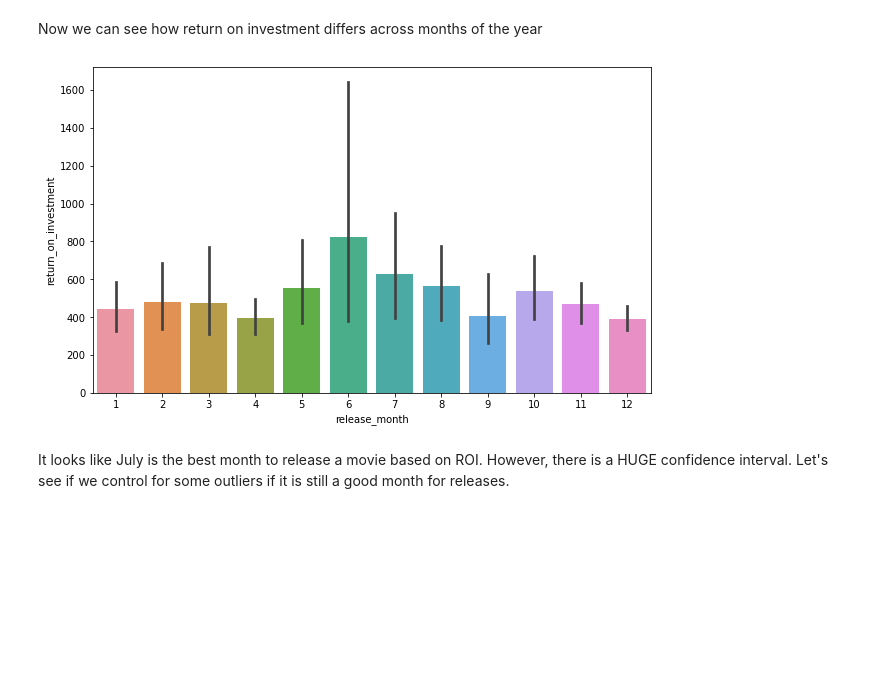
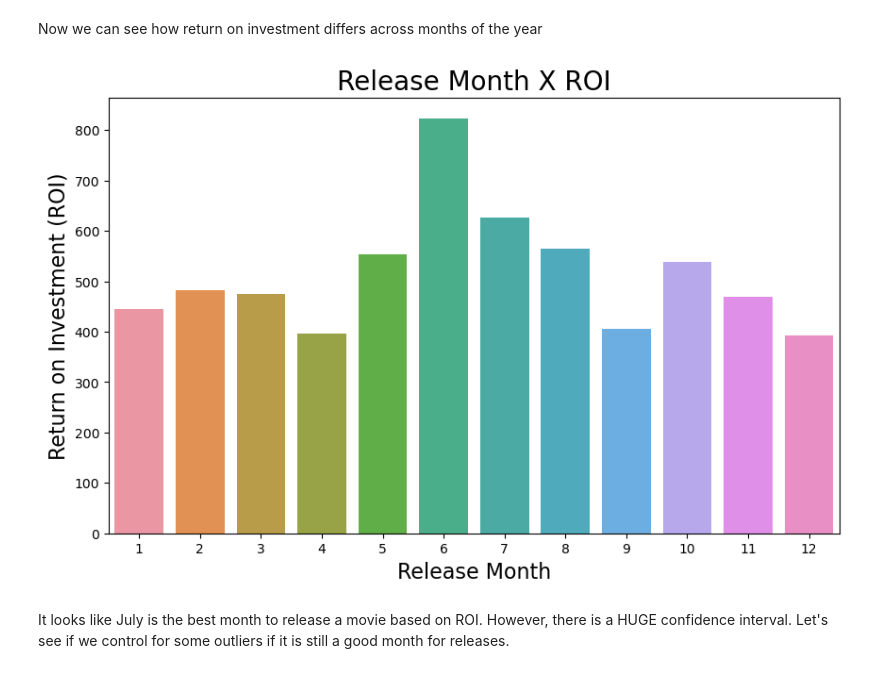
Before and after one commit to DGieseke/Exploratory-Data-Analysis-Using-Movie-Data, a Jupyter notebook: seamus/NEW OVERALL PROJECT.ipynb, the cells around one changed output. Drawn from its saved outputs; the diff is of its cells as text; code cells hidden in the pictures; blank space fills up the shorter version.

```diff
--- a/seamus/NEW OVERALL PROJECT.ipynb
+++ b/seamus/NEW OVERALL PROJECT.ipynb
@@ -83,12 +83,18 @@ Now we can see how return on investment differs across months of the year
 # %%
 fig, ax = plt.subplots(figsize=(10, 6))
 
 # Plot a bar chart on the first axis
-sns.barplot(x="release_month", y="return_on_investment", data=tn_df)
+sns.barplot(x="release_month", y="return_on_investment", errorbar = None, data=tn_df)
+#roi_release_month.set(xlabel = 'Release Month', ylabel = 'Return on Investment (ROI)', title = 'Release Month X ROI')
+plt.xlabel('Release Month', fontsize = 16)
+plt.ylabel('Return on Investment (ROI)', fontsize = 16)
+plt.title('Release Month X ROI', fontsize = 20)
+
+
 
 plt.show()
 # %% [output]
-[figure, old version]
+[figure, new version]
 # %% [markdown]
 It looks like July is the best month to release a movie based on ROI. However, there is a HUGE confidence interval. Let's see if we control for some outliers if it is still a good month for releases.
 # %% [markdown]
```
Also changed, not shown: parts of 2 cells of this notebook, 3 other files.
